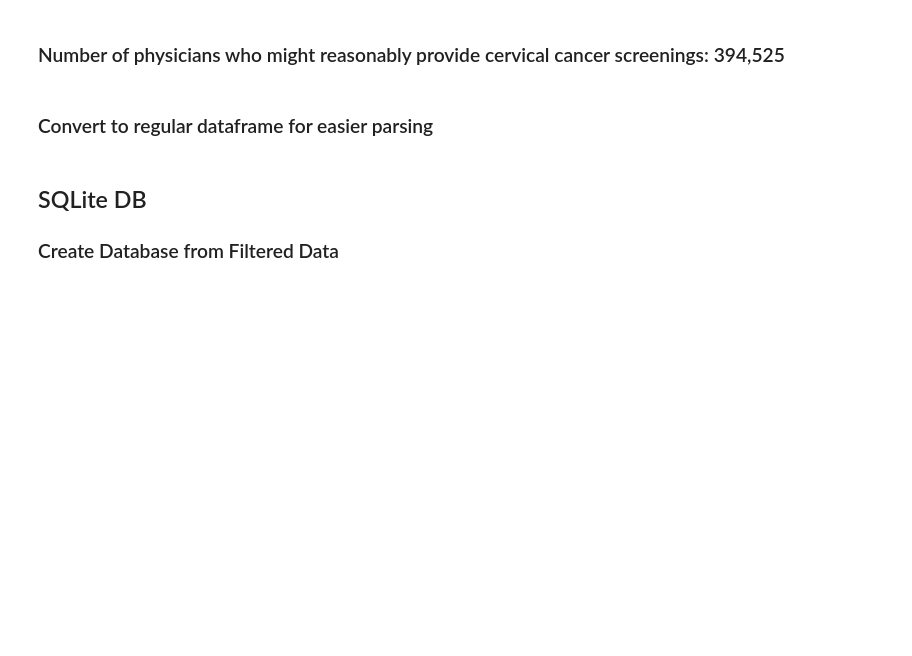
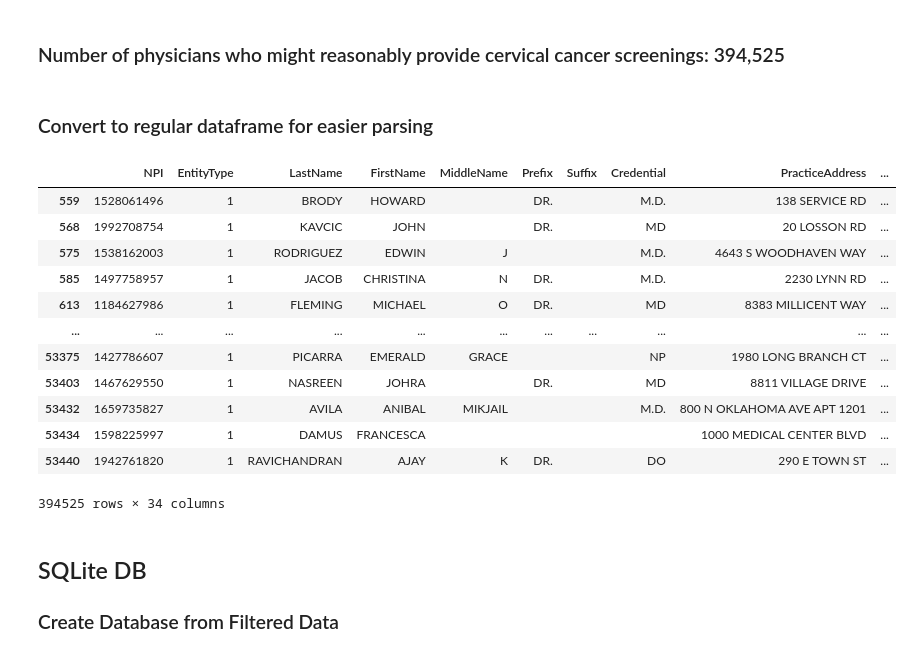
Before and after one commit to erinmcmahon26/Cervical_Cancer_Risk_Assessment, a Jupyter notebook: FindProviderFeature/npi_filtering.ipynb, the cells around one changed output. Drawn from its saved outputs; the diff is of its cells as text; code cells hidden in the pictures; blank space fills up the shorter version.

Commit message:
find provider st additional features

```diff
--- a/FindProviderFeature/npi_filtering.ipynb
+++ b/FindProviderFeature/npi_filtering.ipynb
@@ -24,3 +20,18 @@ str_cols = list(set(cols)-set(int_cols))
+# %%
+cols = ['NPI','Entity Type Code','Provider Last Name (Legal Name)','Provider First Name','Provider Middle Name',\
+        'Provider Name Prefix Text','Provider Name Suffix Text','Provider Credential Text','Provider First Line Business Practice Location Address',\
+        'Provider Second Line Business Practice Location Address','Provider Business Practice Location Address City Name',\
+        'Provider Business Practice Location Address State Name','Provider Business Practice Location Address Postal Code',\
+        'Provider Business Practice Location Address Country Code (If outside U.S.)',
+        'Provider Business Practice Location Address Telephone Number','Provider Business Practice Location Address Fax Number',\
+        'Provider Gender Code','Healthcare Provider Taxonomy Code_1','Healthcare Provider Taxonomy Code_2',\
+        'Healthcare Provider Taxonomy Code_3','Healthcare Provider Taxonomy Code_4','Healthcare Provider Taxonomy Code_5',\
+        'Healthcare Provider Taxonomy Code_6','Healthcare Provider Taxonomy Code_7','Healthcare Provider Taxonomy Code_8',\
+        'Healthcare Provider Taxonomy Code_9','Healthcare Provider Taxonomy Code_10','Healthcare Provider Taxonomy Code_11',\
+        'Healthcare Provider Taxonomy Code_12','Healthcare Provider Taxonomy Code_13','Healthcare Provider Taxonomy Code_14',\
+        'Healthcare Provider Taxonomy Code_15']
+int_cols = ['NPI','Entity Type Code','Provider Business Practice Location Address Postal Code','Provider Business Practice Location Address Telephone Number','Provider Business Practice Location Address Fax Number']
+str_cols = list(set(cols)-set(int_cols))
 # %% [markdown]
 ### Read in Data with Dask
 Note: File too large to effectively use pandas
@@ -118,6 +127,22 @@ df.index.size.compute()
 ### Convert to regular dataframe for easier parsing
 # %%
 df = df.compute()
+# %%
+df
+# %% [output]
+|  | NPI | EntityType | LastName | FirstName | MiddleName | Prefix | Suffix | Credential | PracticeAddress | ... |
+| 559 | 1528061496 | 1 | BRODY | HOWARD |  | DR. |  | M.D. | 138 SERVICE RD | ... |
+| 568 | 1992708754 | 1 | KAVCIC | JOHN |  | DR. |  | MD | 20 LOSSON RD | ... |
+| 575 | 1538162003 | 1 | RODRIGUEZ | EDWIN | J |  |  | M.D. | 4643 S WOODHAVEN WAY | ... |
+| 585 | 1497758957 | 1 | JACOB | CHRISTINA | N | DR. |  | M.D. | 2230 LYNN RD | ... |
+| 613 | 1184627986 | 1 | FLEMING | MICHAEL | O | DR. |  | MD | 8383 MILLICENT WAY | ... |
+| ... | ... | ... | ... | ... | ... | ... | ... | ... | ... | ... |
+| 53375 | 1427786607 | 1 | PICARRA | EMERALD | GRACE |  |  | NP | 1980 LONG BRANCH CT | ... |
+| 53403 | 1467629550 | 1 | NASREEN | JOHRA |  | DR. |  | MD | 8811 VILLAGE DRIVE | ... |
+| 53432 | 1659735827 | 1 | AVILA | ANIBAL | MIKJAIL |  |  | M.D. | 800 N OKLAHOMA AVE APT 1201 | ... |
+| 53434 | 1598225997 | 1 | DAMUS | FRANCESCA |  |  |  |  | 1000 MEDICAL CENTER BLVD | ... |
+| 53440 | 1942761820 | 1 | RAVICHANDRAN | AJAY | K | DR. |  | DO | 290 E TOWN ST | ... |
+394525 rows × 34 columns
 # %%
 df.to_csv('filtered_npi_registry.csv')
 # %% [markdown]
```
Also changed, not shown: parts of 5 cells of this notebook, 3 other files.
